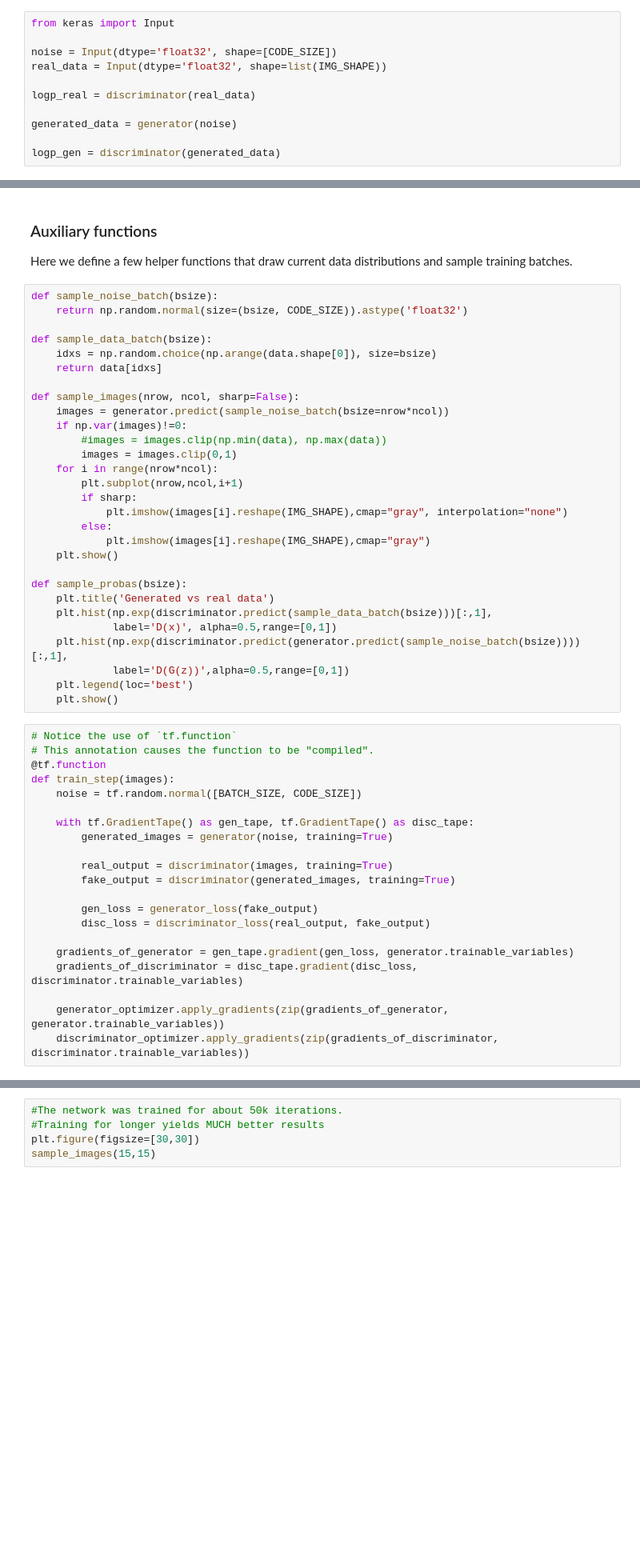
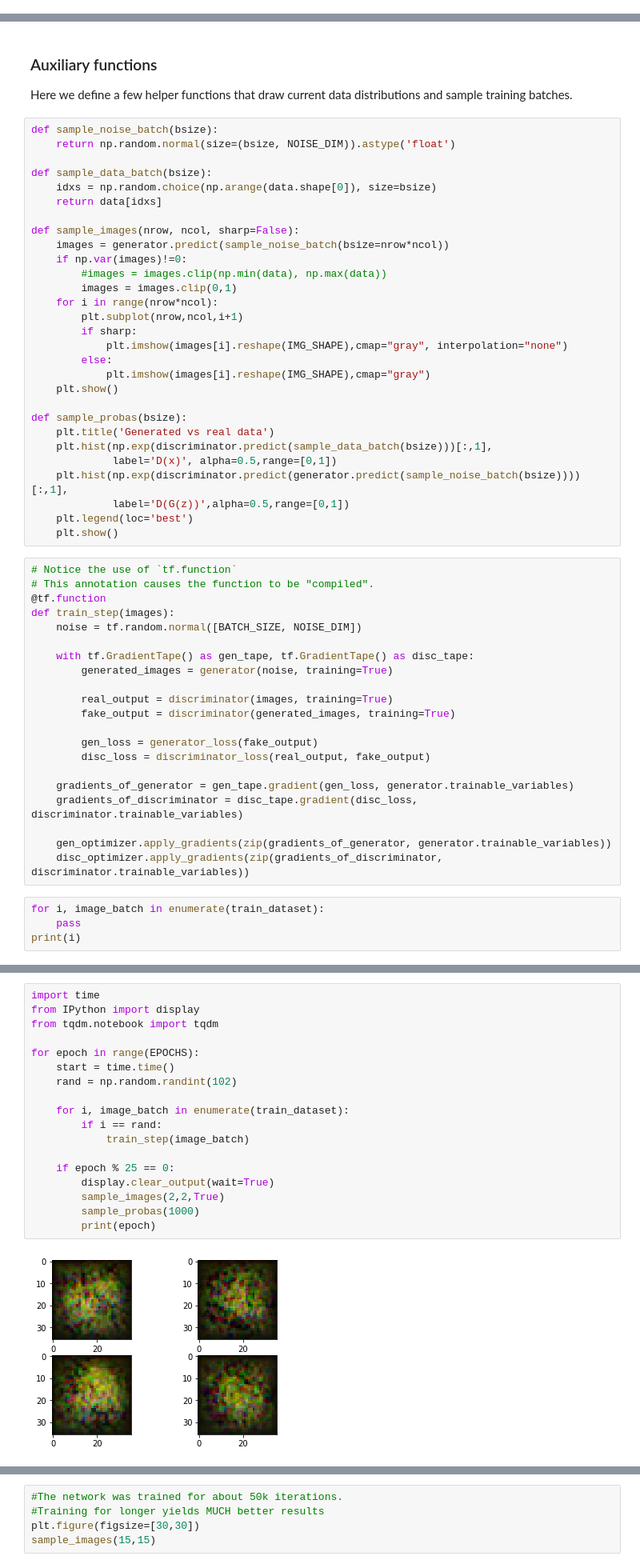
Before and after one commit to ikashilov/tensorflow-facegen, a Jupyter notebook: notebook.ipynb, the cells around one changed output, grey strips where cells are left out. Shown at 80% size. Drawn from its saved outputs; the diff is of its cells as text; blank space fills up the shorter version.

Commit message:
upd notebook

```diff
--- a/notebook.ipynb
+++ b/notebook.ipynb
@@ -107,14 +183,3 @@ discriminator.add(L.Dense(2, activation=tf.nn.log_softmax))
-# %%
-from keras import Input
-
-noise = Input(dtype='float32', shape=[CODE_SIZE])
-real_data = Input(dtype='float32', shape=list(IMG_SHAPE))
-
-logp_real = discriminator(real_data)
-
-generated_data = generator(noise)
-
-logp_gen = discriminator(generated_data)
 # %%
 # This method returns a helper function to compute cross entropy loss
 cross_entropy = tf.keras.losses.BinaryCrossentropy(from_logits=True)
@@ -162,7 +201,7 @@ disc_optimizer = tf.keras.optimizers.Adam(1e-4)
 Here we define a few helper functions that draw current data distributions and sample training batches.
 # %%
 def sample_noise_batch(bsize):
-    return np.random.normal(size=(bsize, CODE_SIZE)).astype('float32')
+    return np.random.normal(size=(bsize, NOISE_DIM)).astype('float')
 
 def sample_data_batch(bsize):
     idxs = np.random.choice(np.arange(data.shape[0]), size=bsize)
@@ -194,7 +233,7 @@ def sample_probas(bsize):
 # This annotation causes the function to be "compiled".
 @tf.function
 def train_step(images):
-    noise = tf.random.normal([BATCH_SIZE, CODE_SIZE])
+    noise = tf.random.normal([BATCH_SIZE, NOISE_DIM])
 
     with tf.GradientTape() as gen_tape, tf.GradientTape() as disc_tape:
         generated_images = generator(noise, training=True)
@@ -208,5 +247,9 @@ def train_step(images):
     gradients_of_generator = gen_tape.gradient(gen_loss, generator.trainable_variables)
     gradients_of_discriminator = disc_tape.gradient(disc_loss, discriminator.trainable_variables)
 
-    generator_optimizer.apply_gradients(zip(gradients_of_generator, generator.trainable_variables))
-    discriminator_optimizer.apply_gradients(zip(gradients_of_discriminator, discriminator.trainable_variables))
+    gen_optimizer.apply_gradients(zip(gradients_of_generator, generator.trainable_variables))
+    disc_optimizer.apply_gradients(zip(gradients_of_discriminator, discriminator.trainable_variables))
+# %%
+for i, image_batch in enumerate(train_dataset):
+    pass
+print(i)
@@ -212,0 +258,20 @@ def train_step(images):
+# %%
+import time
+from IPython import display
+from tqdm.notebook import tqdm
+
+for epoch in range(EPOCHS):
+    start = time.time()
+    rand = np.random.randint(102)
+
+    for i, image_batch in enumerate(train_dataset):
+        if i == rand:
+            train_step(image_batch)
+
+    if epoch % 25 == 0:
+        display.clear_output(wait=True)
+        sample_images(2,2,True)
+        sample_probas(1000)
+        print(epoch)
+# %% [output]
+[figure, added]
```
Also changed, not shown: parts of 15 cells of this notebook.
